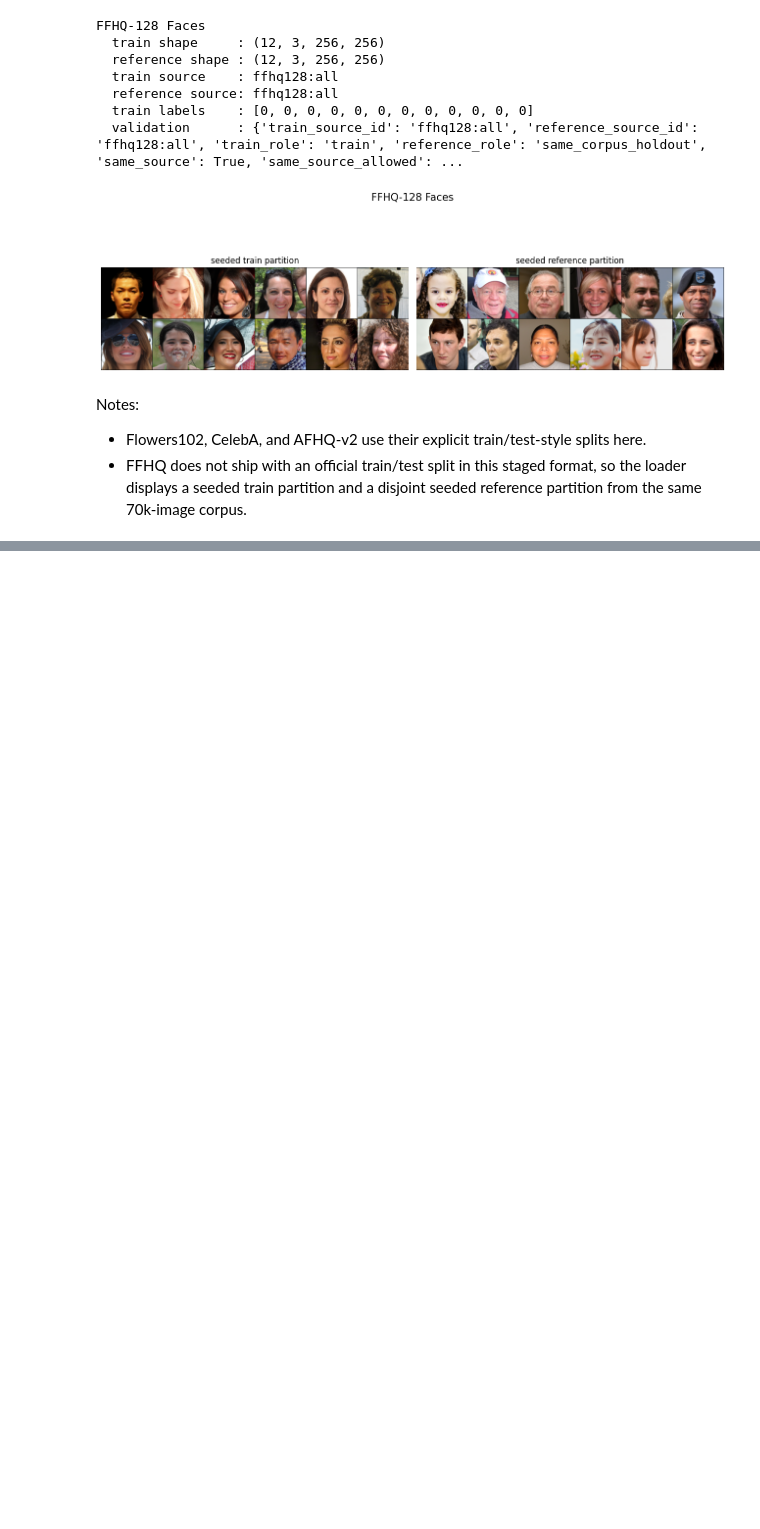
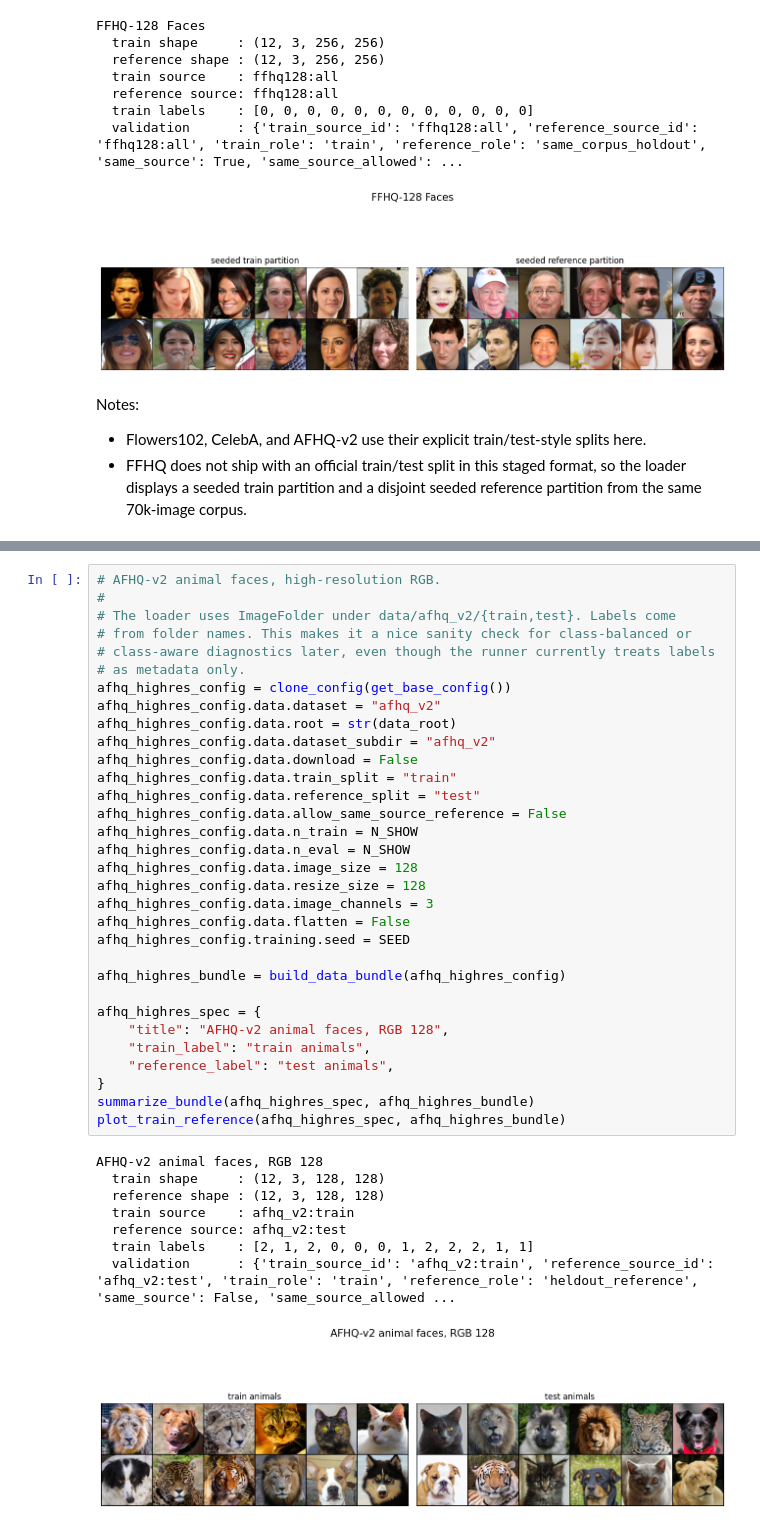
Before and after one commit to MohammedAlJaff/mem_par, a Jupyter notebook: prototyping/dataset_gallery.ipynb, the cells around one changed output, grey strips where cells are left out. Saved outputs shown, nothing was run; the diff lists cells and outputs as text; blank space fills up the shorter version.

```diff
--- a/prototyping/dataset_gallery.ipynb
+++ b/prototyping/dataset_gallery.ipynb
@@ -221,0 +446,41 @@ Notes:
+# %%
+# AFHQ-v2 animal faces, high-resolution RGB.
+#
+# The loader uses ImageFolder under data/afhq_v2/{train,test}. Labels come
+# from folder names. This makes it a nice sanity check for class-balanced or
+# class-aware diagnostics later, even though the runner currently treats labels
+# as metadata only.
+afhq_highres_config = clone_config(get_base_config())
+afhq_highres_config.data.dataset = "afhq_v2"
+afhq_highres_config.data.root = str(data_root)
+afhq_highres_config.data.dataset_subdir = "afhq_v2"
+afhq_highres_config.data.download = False
+afhq_highres_config.data.train_split = "train"
+afhq_highres_config.data.reference_split = "test"
+afhq_highres_config.data.allow_same_source_reference = False
+afhq_highres_config.data.n_train = N_SHOW
+afhq_highres_config.data.n_eval = N_SHOW
+afhq_highres_config.data.image_size = 128
+afhq_highres_config.data.resize_size = 128
+afhq_highres_config.data.image_channels = 3
+afhq_highres_config.data.flatten = False
+afhq_highres_config.training.seed = SEED
+
+afhq_highres_bundle = build_data_bundle(afhq_highres_config)
+
+afhq_highres_spec = {
+    "title": "AFHQ-v2 animal faces, RGB 128",
+    "train_label": "train animals",
+    "reference_label": "test animals",
+}
+summarize_bundle(afhq_highres_spec, afhq_highres_bundle)
+plot_train_reference(afhq_highres_spec, afhq_highres_bundle)
+# %% [output]
+AFHQ-v2 animal faces, RGB 128
+  train shape     : (12, 3, 128, 128)
+  reference shape : (12, 3, 128, 128)
+  train source    : afhq_v2:train
+  reference source: afhq_v2:test
+  train labels    : [2, 1, 2, 0, 0, 0, 1, 2, 2, 2, 1, 1]
+  validation      : {'train_source_id': 'afhq_v2:train', 'reference_source_id': 'afhq_v2:test', 'train_role': 'train', 'reference_role': 'heldout_reference', 'same_source': False, 'same_source_allowed ...
+[figure, added]
```
Also changed, not shown: parts of 18 cells of this notebook, 20 other files.
